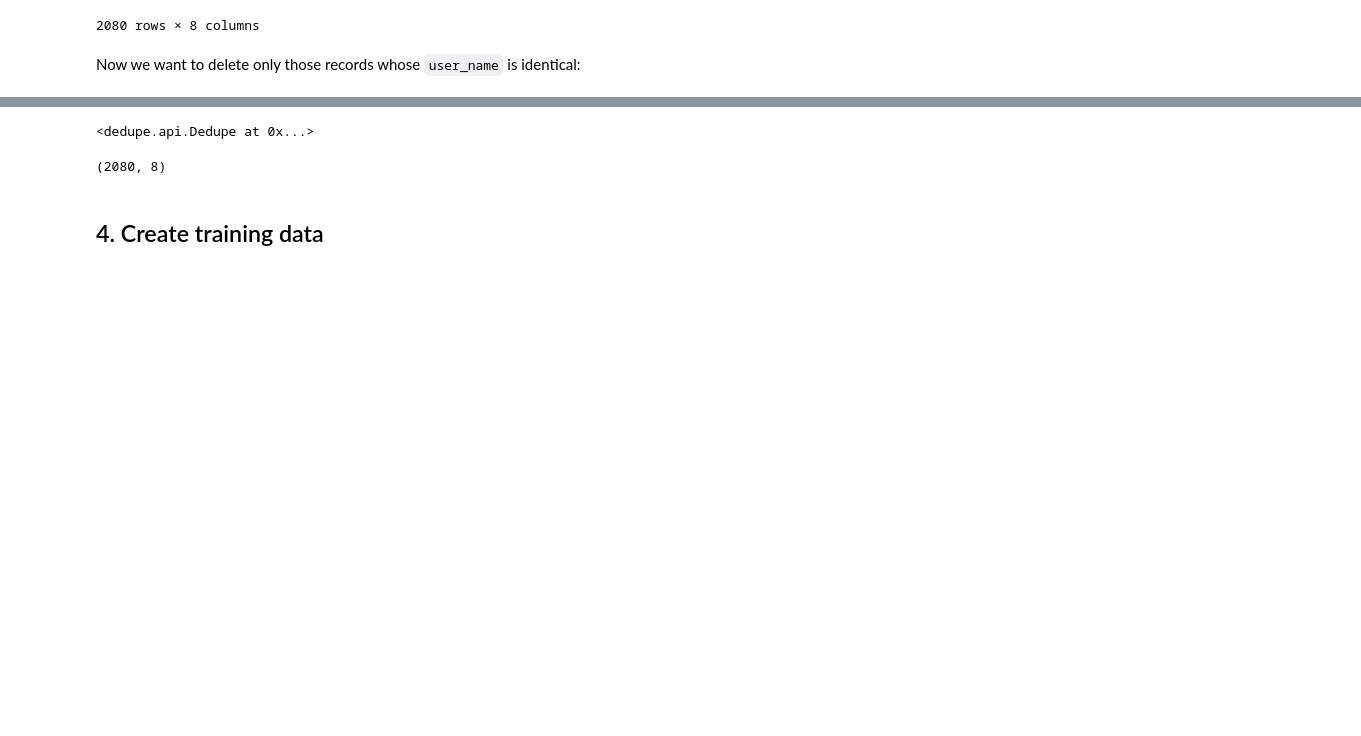
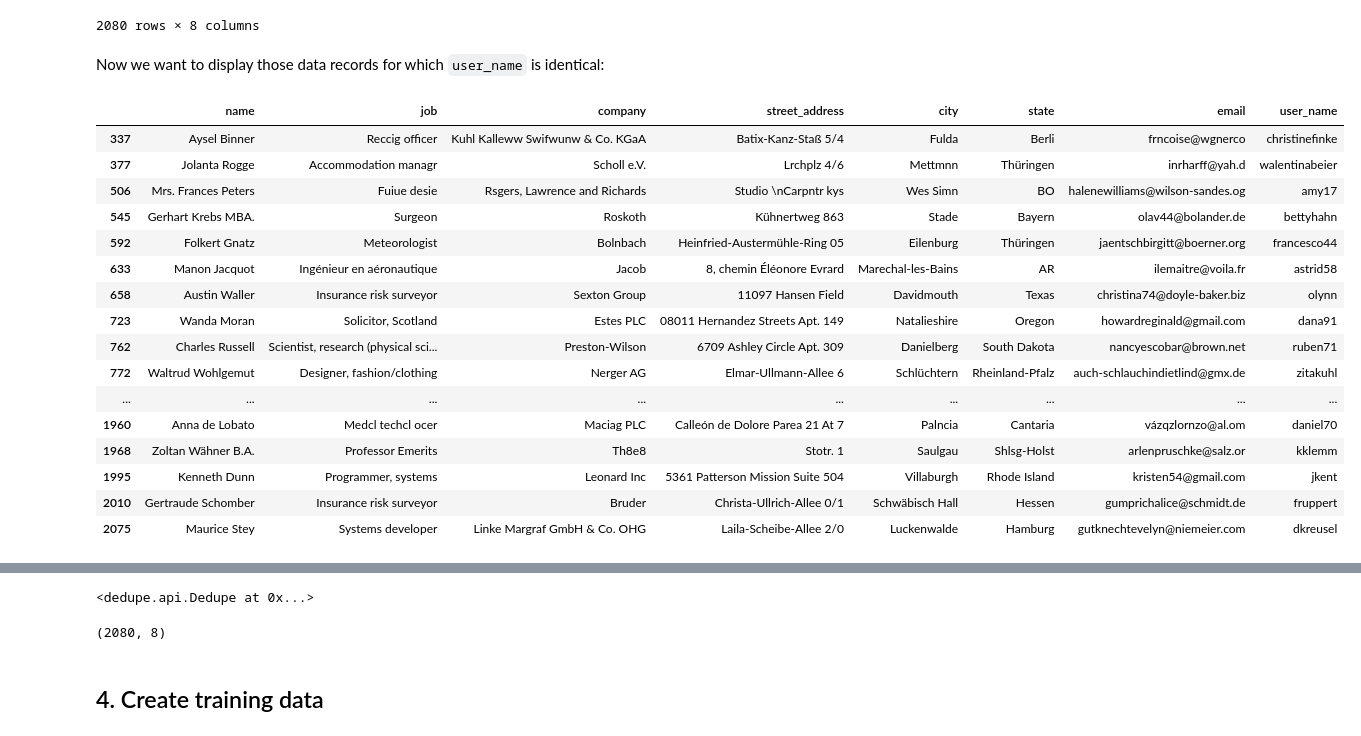
Before and after one commit to cusyio/Python4DataScience, a Jupyter notebook: docs/clean-prep/deduplicate.ipynb, the cells around one changed output, grey strips where cells are left out. Saved outputs shown, nothing was run; the diff lists cells and outputs as text; code cells hidden in the pictures; blank space fills up the shorter version.

```diff
--- a/docs/clean-prep/deduplicate.ipynb
+++ b/docs/clean-prep/deduplicate.ipynb
@@ -130,4 +118,24 @@ customers.drop_duplicates()
 | 2079 | Ryan Thompson | Brewing technologist | Smith-Sullivan | 136 Rodriguez Point | Bradfordborough | North Dakota | lcruz@gmail.com | cnewton |
 2080 rows × 8 columns
 # %% [markdown]
-Now we want to delete only those records whose `user_name` is identical:
+Now we want to display those data records for which `user_name` is identical:
+# %%
+customers[customers.duplicated(["user_name"])]
+# %% [output]
+|  | name | job | company | street_address | city | state | email | user_name |
+| 337 | Aysel Binner | Reccig officer | Kuhl Kalleww Swifwunw & Co. KGaA | Batix-Kanz-Staß 5/4 | Fulda | Berli | frncoise@wgnerco | christinefinke |
+| 377 | Jolanta Rogge | Accommodation managr | Scholl e.V. | Lrchplz 4/6 | Mettmnn | Thüringen | inrharff@yah.d | walentinabeier |
+| 506 | Mrs. Frances Peters | Fuiue desie | Rsgers, Lawrence and Richards | Studio \nCarpntr kys | Wes Simn | BO | halenewilliams@wilson-sandes.og | amy17 |
+| 545 | Gerhart Krebs MBA. | Surgeon | Roskoth | Kühnertweg 863 | Stade | Bayern | olav44@bolander.de | bettyhahn |
+| 592 | Folkert Gnatz | Meteorologist | Bolnbach | Heinfried-Austermühle-Ring 05 | Eilenburg | Thüringen | jaentschbirgitt@boerner.org | francesco44 |
+| 633 | Manon Jacquot | Ingénieur en aéronautique | Jacob | 8, chemin Éléonore Evrard | Marechal-les-Bains | AR | ilemaitre@voila.fr | astrid58 |
+| 658 | Austin Waller | Insurance risk surveyor | Sexton Group | 11097 Hansen Field | Davidmouth | Texas | christina74@doyle-baker.biz | olynn |
+| 723 | Wanda Moran | Solicitor, Scotland | Estes PLC | 08011 Hernandez Streets Apt. 149 | Natalieshire | Oregon | howardreginald@gmail.com | dana91 |
+| 762 | Charles Russell | Scientist, research (physical sci... | Preston-Wilson | 6709 Ashley Circle Apt. 309 | Danielberg | South Dakota | nancyescobar@brown.net | ruben71 |
+| 772 | Waltrud Wohlgemut | Designer, fashion/clothing | Nerger AG | Elmar-Ullmann-Allee 6 | Schlüchtern | Rheinland-Pfalz | auch-schlauchindietlind@gmx.de | zitakuhl |
+| ... | ... | ... | ... | ... | ... | ... | ... | ... |
+| 1960 | Anna de Lobato | Medcl techcl ocer | Maciag PLC | Calleón de Dolore Parea 21 At 7 | Palncia | Cantaria | vázqzlornzo@al.om | daniel70 |
+| 1968 | Zoltan Wähner B.A. | Professor Emerits | Th8e8 | Stotr. 1 | Saulgau | Shlsg-Holst | arlenpruschke@salz.or | kklemm |
+| 1995 | Kenneth Dunn | Programmer, systems | Leonard Inc | 5361 Patterson Mission Suite 504 | Villaburgh | Rhode Island | kristen54@gmail.com | jkent |
+| 2010 | Gertraude Schomber | Insurance risk surveyor | Bruder | Christa-Ullrich-Allee 0/1 | Schwäbisch Hall | Hessen | gumprichalice@schmidt.de | fruppert |
+| 2075 | Maurice Stey | Systems developer | Linke Margraf GmbH & Co. OHG | Laila-Scheibe-Allee 2/0 | Luckenwalde | Hamburg | gutknechtevelyn@niemeier.com | dkreusel |
```
Also changed, not shown: parts of 28 cells of this notebook.
